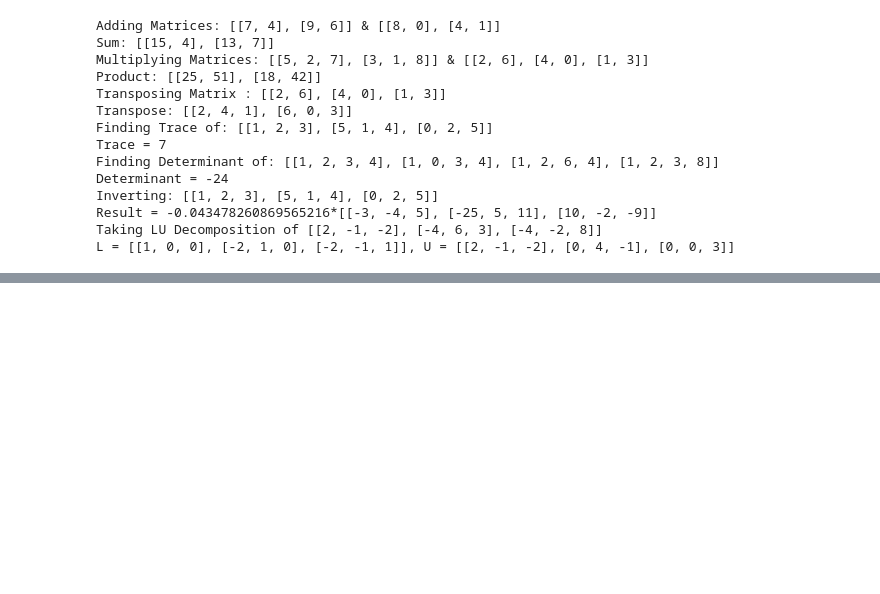
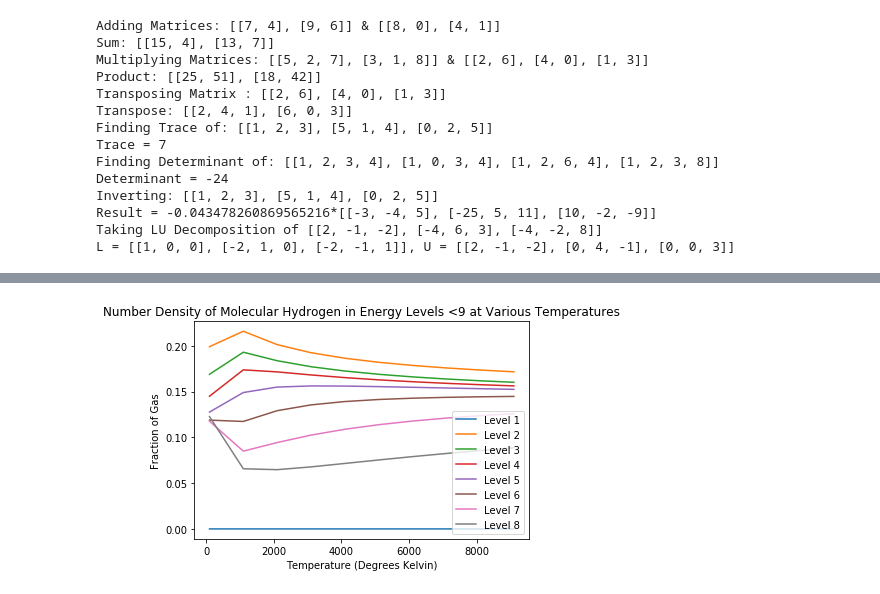
Before and after one commit to zrd7527/ASTP720, a Jupyter notebook: ASTP720_HW3-1.ipynb, the cells around one changed output, grey strips where cells are left out. Cells and saved outputs as stored; diff of their text form; code cells hidden in the pictures; blank space fills up the shorter version.

```diff
--- a/ASTP720_HW3-1.ipynb
+++ b/ASTP720_HW3-1.ipynb
@@ -335,17 +335,17 @@ def construct_AulBul_matrices(h, c, nu):
     '''
     Aul = []
     Bul = []
-    for i in range(1, 9):
+    for i in range(0, 9):
         Aul.append([])
         Bul.append([])
-        for j in range(1, 9):  #start columns at the 2nd index to eliminate zero cloumn
-            if i >= j+1:
-                Aul[i-1].append(0)   #no emission if j/starting energy level is lower than ending level
-                Bul[i-1].append(0)
+        for j in range(0, 9):  #start columns at the 2nd index to eliminate zero cloumn
+            if i >= j:
+                Aul[i].append(0)   #no emission if j/starting energy level is lower than ending level
+                Bul[i].append(0)
             else:
-                Bcoeff = (c**2)/(2*h*(nu[i-1][j-1]**3))
-                Aul[i-1].append(Adict[(i, j+1)].value)
-                Bul[i-1].append(Bcoeff*Adict[(i, j+1)].value)
+                Bcoeff = (c**2)/(2*h*(nu[i][j]**3))
+                Aul[i].append(Adict[(i+1, j+1)].value)
+                Bul[i].append(Bcoeff*Adict[(i+1, j+1)].value)
     return(Aul, Bul)
 
 def construct_Blu_matrix(Bul):
@@ -357,11 +357,10 @@ def construct_Blu_matrix(Bul):
     Returns:
         Blu - Stimulated absorption coefficient matrix
     '''
-    Blu0 = []
+    Blu0 = Bul
     for i in range(0, len(Bul)):
-        Blu0.append([])
         for j in range(0, len(Bul[i])):
-            Blu0[i].append(((2*(i+1)**2)/(2*(j+1)**2))*Bul[i][j])
+            Blu0[i][j] = ((2*(i+1)**2)/(2*(j+1)**2))*Blu0[i][j]
     Blu0_matrix = matrix(Blu0)
     Blu = Blu0_matrix.transpose()
     return(Blu)
@@ -383,37 +382,34 @@ def coefficient_matrix(Blu, Aul, Bul, temp, h, nu, c, boltz):
         coeff_matrix - Number density energy level transition coefficient matrix
     '''
     coeff_matrix = []
-    for i in range(0, len(Blu)+1):
+    for i in range(0, len(Blu)):
         coeff_matrix.append([])
-        for k in range(0, len(Blu[0])+1):
+        for k in range(0, len(Blu[0])):
             if i > k:
-                j_coeff = (2*h*(nu[k][i-1]**3))/(c**2)      #swap row and column index of frequency
-                j_exp = (h*(nu[k][i-1]))/(boltz*temp)       #because frequency matrix is upper diagonal
+                j_coeff = (2*h*(nu[k][i]**3))/(c**2)      #swap row and column index of frequency
+                j_exp = (h*(nu[k][i]))/(boltz*temp)       #because frequency matrix is upper diagonal
                 j = j_coeff*(1/(np.exp(j_exp) - 1))
-                coeff_matrix[i].append(-Blu[i-1][k]*j)      #lower half of matrix is just absorption
+                coeff_matrix[i].append(-Blu[i][k]*j)      #lower half of matrix is just absorption
             elif i == k:
                 tot = 0                            #sum all emission and absorption in column
                 for l in range(len(Blu)):          #to get diagonal values
-                    if k > 0:               #sum values above diagonal
-                        if nu[l][k-1] != 0: #skip 0 values
-                            j_coeff = (2*h*(nu[l][k-1]**3))/(c**2)
-                            j_exp = (h*(nu[l][k-1]))/(boltz*temp)
-                            j = j_coeff*(1/(np.exp(j_exp) - 1))
-                            tot += Aul[l][k-1]
-                            tot += Bul[l][k-1]*j
-                    if k < len(Blu[0]):     #sum values below diagonal
-                        if l > 0:           #skip first row because no absorption
-                            if nu[k][l-1] != 0:
-                                j_coeff = (2*h*(nu[k][l-1]**3))/(c**2)
-                                j_exp = (h*(nu[k][l-1]))/(boltz*temp)
-                                j = j_coeff*(1/(np.exp(j_exp) - 1))
-                                tot += Blu[l-1][k]*j
+                    if l > k:
+                        j_coeff = (2*h*(nu[k][l]**3))/(c**2)
+                        j_exp = (h*(nu[k][l]))/(boltz*temp)
+                        j = j_coeff*(1/(np.exp(j_exp) - 1))
+                        tot += Blu[l][k]*j
+                    elif k > l:
+                        j_coeff = (2*h*(nu[l][k]**3))/(c**2)
+                        j_exp = (h*(nu[l][k]))/(boltz*temp)
+                        j = j_coeff*(1/(np.exp(j_exp) - 1))
+                        tot += Aul[l][k]
+                        tot += Bul[l][k]*j
                 coeff_matrix[i].append(tot)
             else:                                   #upper half of matrix is emission coefficients
-                j_coeff = (2*h*(nu[i][k-1]**3))/(c**2)
-                j_exp = (h*(nu[i][k-1]))/(boltz*temp)
+                j_coeff = (2*h*(nu[i][k]**3))/(c**2)
+                j_exp = (h*(nu[i][k]))/(boltz*temp)
                 j = j_coeff*(1/(np.exp(j_exp) - 1))
-                coeff_matrix[i].append(-(Aul[i][k-1] + Bul[i][k-1]*j))
+                coeff_matrix[i].append(-(Aul[i][k] + Bul[i][k]*j))
     return(coeff_matrix)
 
 def lower_solver(lower, B):
@@ -467,22 +463,23 @@ def main():
     Etot = -13.6          #in eV
     hc = 1240          #eV * nm
     nu = []
-    for i in range(1,9):       #create matrix of radiation frequencies
+    for i in range(0,9):       #create matrix of radiation frequencies
         nu.append([])          #for each transition level
-        for j in range(1,9):
-            if i >= j+1:
-                nu[i-1].append(0)
+        for j in range(0,9):
+            if i >= j:
+                nu[i].append(0)
             else:
-                dE = Etot*((1/((j+1)**2))-(1/(i**2)))
+                dE = Etot*((1/((j+1)**2))-(1/((i+1)**2)))
                 wlength = hc/dE
-                nu[i-1].append(c/(wlength*10e-7))
+                nu[i].append(c/(wlength*10e-7))
     AulBul = construct_AulBul_matrices(h, c, nu)
     Blu = construct_Blu_matrix(AulBul[1])
     n = []
+    temprange = []
     B = []    #make right side of Ax=B equation very small numbers instead of 0
-    while len(B) < len(Blu)+1:
+    while len(B) < len(Blu):
         B.append(10e-6)
-    for T in range(100, 200, 10):
+    for T in range(100, 10100, 1000):
         coeff = coefficient_matrix(Blu, Aul = AulBul[0], Bul = AulBul[1], temp = T, h = h, nu = nu, c = c, boltz = k)
         coeff_matrix = matrix(coeff)
         coeffLU = coeff_matrix.LUdecomp()
@@ -491,7 +488,20 @@ def main():
         y = lower_solver(lower, B)
         x = upper_solver(upper, y)
         n.append(x)
-
+        temprange.append(T)
+    ni = [[], [], [], [], [], [], [], []]      #group number densities
+    labels = []
+    for i in range(len(n)):
+        labels.append('Level ' + str(i+1))
+        for j in range(len(n[0])):
+            ni[j].append(n[i][j]/np.sum(n[i]))
+    print(ni)
+    for i in range(len(ni)):
+        plt.plot(temprange, ni[i])
+    plt.legend(labels = labels)
+    plt.xlabel('Temperature (Degrees Kelvin)')
+    plt.ylabel('Fraction of Gas')
+    plt.title('Number Density of Molecular Hydrogen in Energy Levels <9 at Various Temperatures')
 main()
 # %% [output]
 {(1, 2): <Quantity 4.6966948e+08 1 / s>, (1, 3): <Quantity 55727384. 1 / s>, (2, 3): <Quantity 44082910. 1 / s>, (1, 4): <Quantity 12779603. 1 / s>, (2, 4): <Quantity 8415716.8 1 / s>, (3, 4): <Quanti ...
@@ -509,0 +511 @@ Check: 778000 1 / s is roughly
+[figure, added]
```
Also changed, not shown: parts of 1 cell of this notebook.
